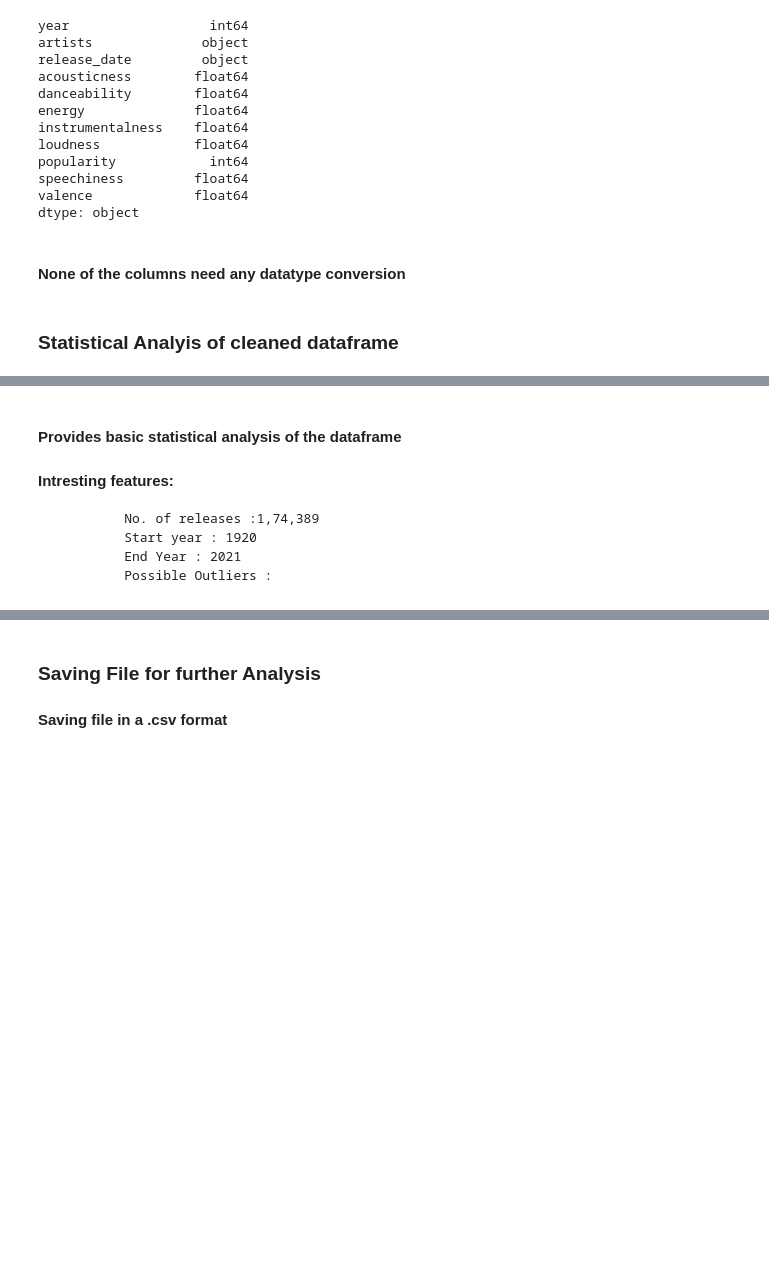
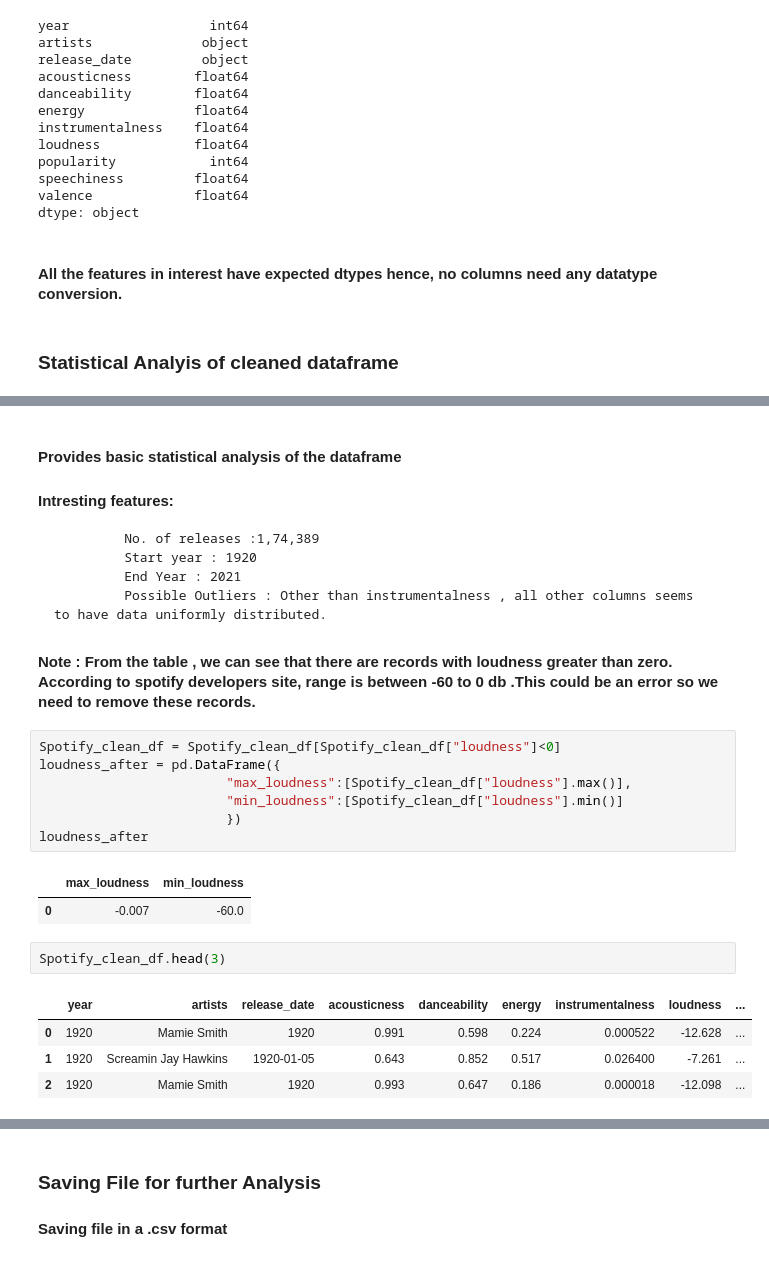
Before and after one commit to divya-gh/Spotify_Music_Analysis, a Jupyter notebook: Spotify_Cleanup.ipynb, the cells around one changed output, grey strips where cells are left out. Cells and saved outputs as stored; diff of their text form; blank space fills up the shorter version.

```diff
--- a/Spotify_Cleanup.ipynb
+++ b/Spotify_Cleanup.ipynb
@@ -126,7 +184,7 @@ speechiness         float64
 valence             float64
 dtype: object
 # %% [markdown]
-#### None of the columns need any datatype conversion
+#### All the features in interest have expected dtypes hence, no columns need any datatype conversion.
 # %% [markdown]
 ### Statistical Analyis of cleaned dataframe
 # %%
@@ -148,4 +206,24 @@ Spotify_clean_df.describe()
              No. of releases :1,74,389
              Start year : 1920
              End Year : 2021
-             Possible Outliers :
+             Possible Outliers : Other than instrumentalness , all other columns seems to have data uniformly distributed.
+
+
+#### Note :  From the table , we can see that there are records with loudness greater than zero. According to spotify developers site, range is between -60 to 0 db .This could be an error so we need to remove these records.
+# %%
+Spotify_clean_df = Spotify_clean_df[Spotify_clean_df["loudness"]<0]
+loudness_after = pd.DataFrame({
+                        "max_loudness":[Spotify_clean_df["loudness"].max()],
+                        "min_loudness":[Spotify_clean_df["loudness"].min()]
+                        })
+loudness_after
+# %% [output]
+|  | max_loudness | min_loudness |
+| 0 | -0.007 | -60.0 |
+# %%
+Spotify_clean_df.head(3)
+# %% [output]
+|  | year | artists | release_date | acousticness | danceability | energy | instrumentalness | loudness | ... |
+| 0 | 1920 | Mamie Smith | 1920 | 0.991 | 0.598 | 0.224 | 0.000522 | -12.628 | ... |
+| 1 | 1920 | Screamin Jay Hawkins | 1920-01-05 | 0.643 | 0.852 | 0.517 | 0.026400 | -7.261 | ... |
+| 2 | 1920 | Mamie Smith | 1920 | 0.993 | 0.647 | 0.186 | 0.000018 | -12.098 | ... |
```
Also changed, not shown: parts of 18 cells of this notebook, 1 other file.
